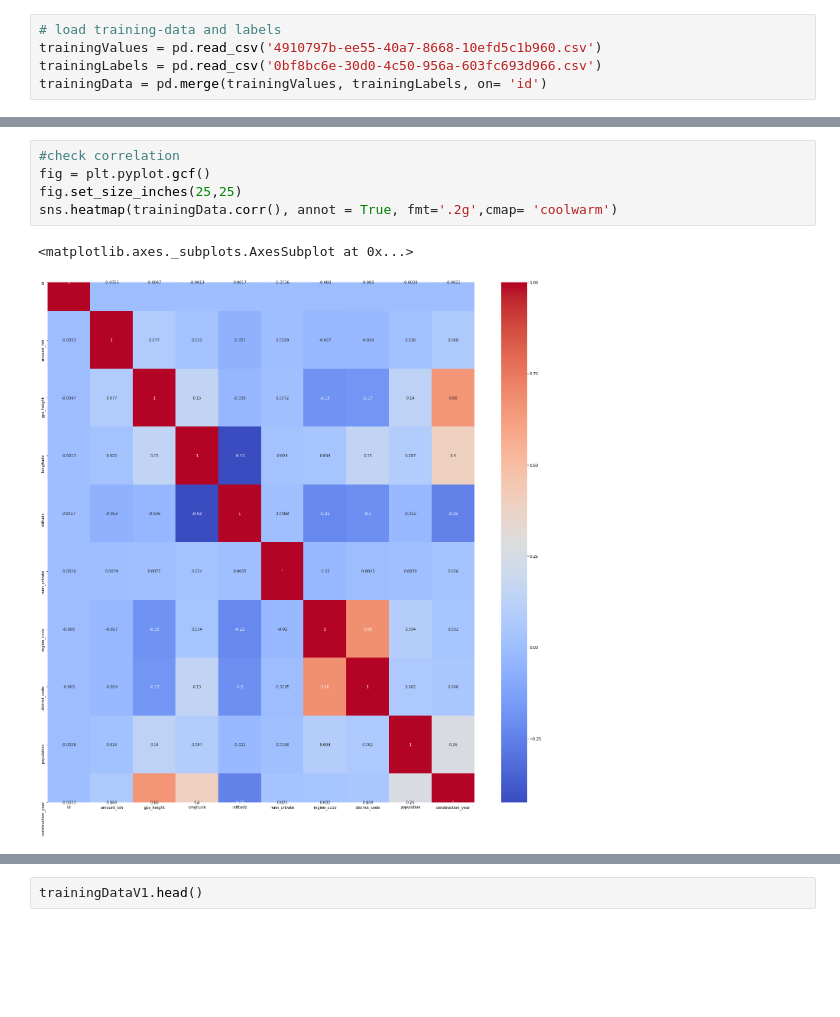
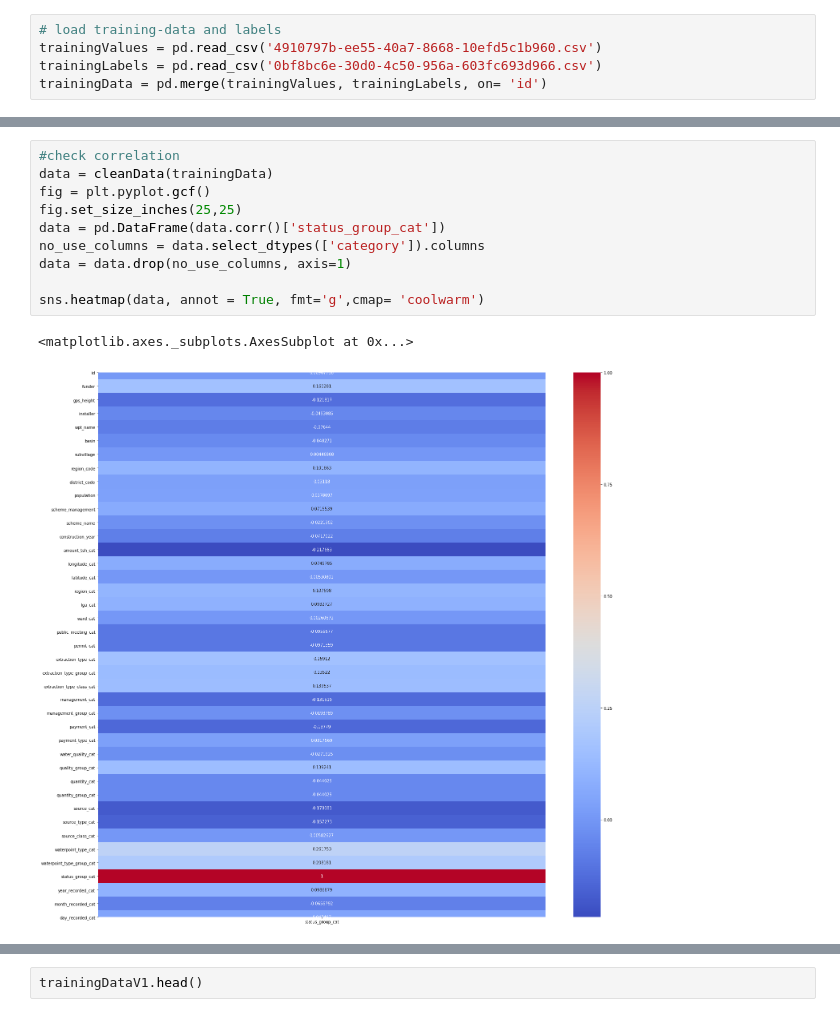
Before and after one commit to ggrotewold/PumpItUp, a Jupyter notebook: PumpItUp.ipynb, the cells around one changed output, grey strips where cells are left out. Drawn from its saved outputs; the diff is of its cells as text; blank space fills up the shorter version.

Commit message:
changes in data-cleaning

```diff
--- a/PumpItUp.ipynb
+++ b/PumpItUp.ipynb
@@ -38,8 +118,13 @@ trainingData.describe()
 # %%
 #check correlation
+data = cleanData(trainingData)
 fig = plt.pyplot.gcf()
 fig.set_size_inches(25,25)
-sns.heatmap(trainingData.corr(), annot = True, fmt='.2g',cmap= 'coolwarm')
+data = pd.DataFrame(data.corr()['status_group_cat'])
+no_use_columns = data.select_dtypes(['category']).columns
+data = data.drop(no_use_columns, axis=1)
+
+sns.heatmap(data, annot = True, fmt='g',cmap= 'coolwarm')
 # %% [output]
 <matplotlib.axes._subplots.AxesSubplot at 0x...>
-[figure, old version]
+[figure, new version]
```
Also changed, not shown: parts of 10 cells of this notebook.
